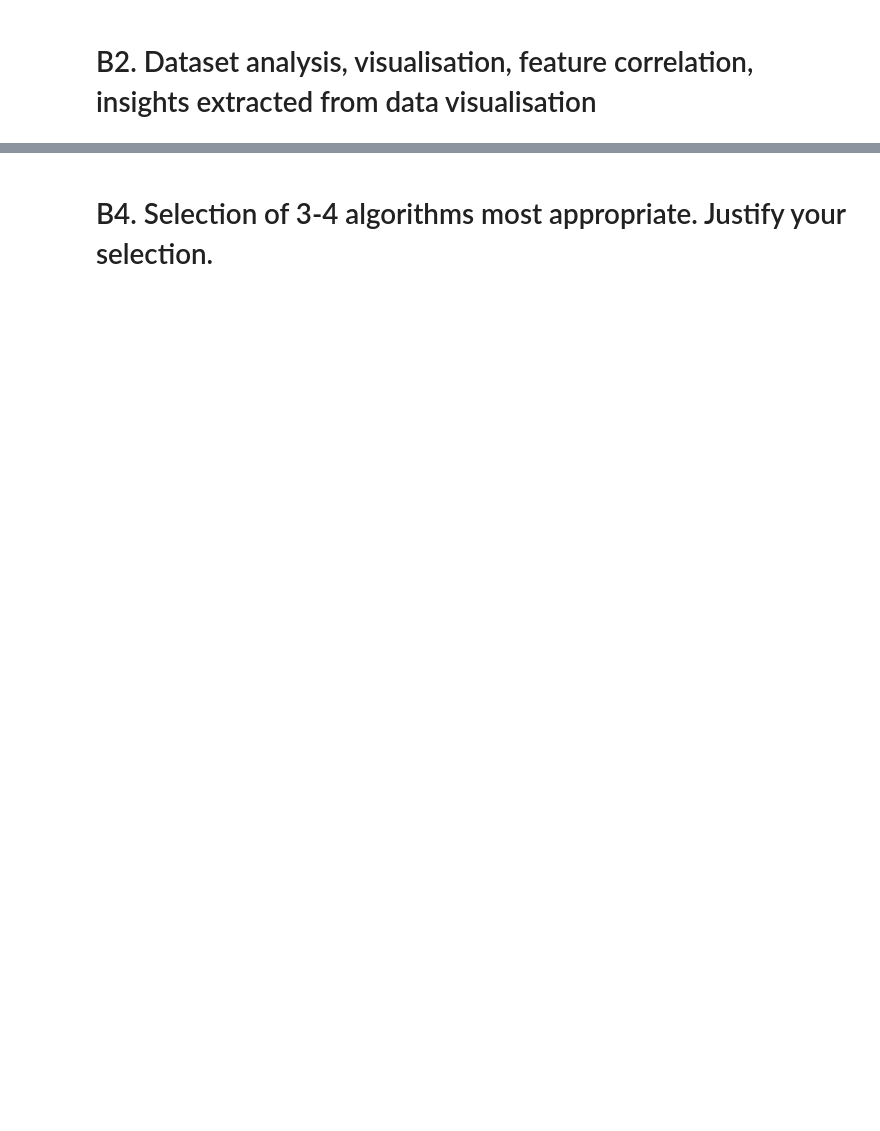
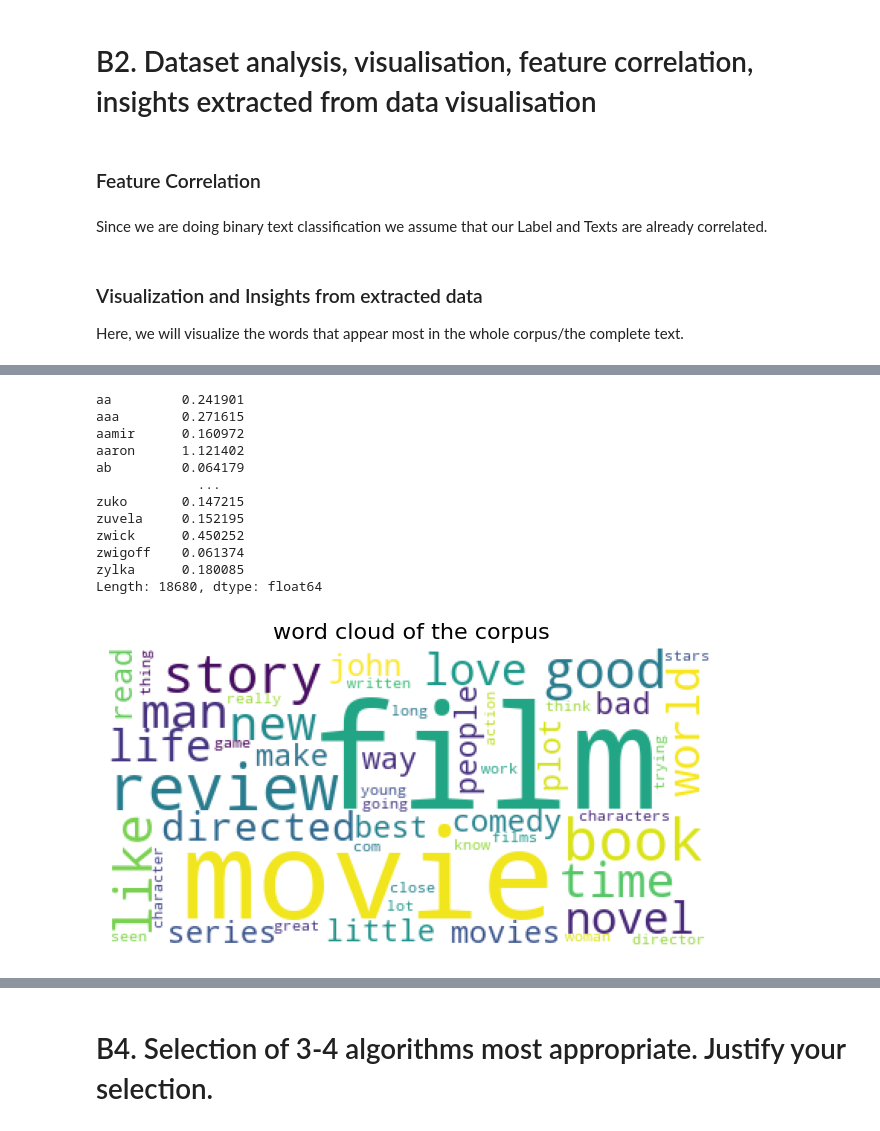
Before and after one commit to nilooy5/Fake_Movie_Review_Predictor, a Jupyter notebook: fake_movie_predictor.ipynb, the cells around one changed output, grey strips where cells are left out. Cells and saved outputs as stored; diff of their text form; code cells hidden in the pictures; blank space fills up the shorter version.

Commit message:
visualizations added

```diff
--- a/fake_movie_predictor.ipynb
+++ b/fake_movie_predictor.ipynb
@@ -101,0 +106,14 @@ print(reviews.head())
+# %%
+from nltk.corpus import stopwords
+stop_words = set(stopwords.words('english'))
+
+# perform cleanup in the text column
+# remove all new line characters
+reviews['text'] = reviews['text'].str.replace('\n', ' ')
+# remove all non-alphabetic characters
+reviews['text'] = reviews['text'].str.replace('[^a-zA-Z]', ' ')
+# convert all text to lowercase
+reviews['text'] = reviews['text'].str.lower()
+# remove all stopwords
+reviews['text'] = reviews['text'].apply(lambda x: ' '.join([word for word in x.split() if word not in stop_words]))
+reviews.head()
@@ -102,2 +127,42 @@ print(reviews.head())
 # %% [markdown]
 # B2. Dataset analysis, visualisation, feature correlation, insights extracted from data visualisation
+# %% [markdown]
+### Feature Correlation
+# %% [markdown]
+Since we are doing binary text classification we assume that our Label and Texts are already correlated.
+# %% [markdown]
+### Visualization and Insights from extracted data
+
+Here, we will visualize the words that appear most in the whole corpus/the complete text.
+# %%
+from matplotlib import pyplot as plt
+import nltk
+from nltk.corpus import stopwords
+from sklearn.feature_extraction.text import TfidfVectorizer
+from wordcloud import WordCloud
+
+nltk.download('omw-1.4')
+nltk.download('stopwords')
+nltk.download('punkt')
+nltk.download('wordnet')
+stop_words = set(stopwords.words('english'))
+
+corpus = reviews['text'].tolist()
+
+vectorizer = TfidfVectorizer(stop_words='english')
+vecs = vectorizer.fit_transform(corpus)
+feature_names = vectorizer.get_feature_names()
+dense = vecs.todense()
+lst1 = dense.tolist()
+df = pd.DataFrame(lst1, columns=feature_names)
+print(df.T.sum(axis=1))
+cloud = WordCloud(background_color="white", max_words=50).generate_from_frequencies(df.T.sum(axis=1))
+plt.gca().imshow(cloud)
+plt.gca().set_title('word cloud of the corpus', fontdict=dict(size=16))
+plt.gca().axis('off')
+plt.subplots_adjust(wspace=0, hspace=0)
+plt.axis('off')
+plt.margins(x=0, y=0)
+plt.tight_layout()
+plt.show()
+# %% [output]
@@ -103,0 +181,13 @@ print(reviews.head())
+aa         0.241901
+aaa        0.271615
+aamir      0.160972
+aaron      1.121402
+ab         0.064179
+             ...
+zuko       0.147215
+zuvela     0.152195
+zwick      0.450252
+zwigoff    0.061374
+zylka      0.180085
+Length: 18680, dtype: float64
+[figure, added]
```
Also changed, not shown: parts of 8 cells of this notebook.
